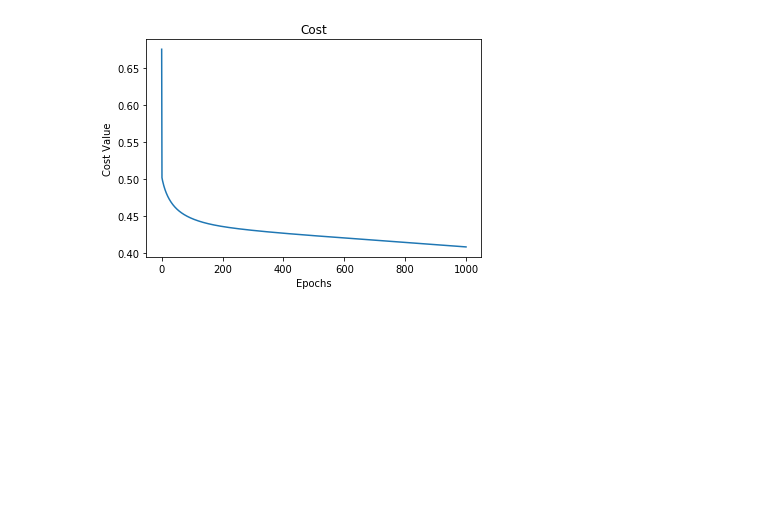
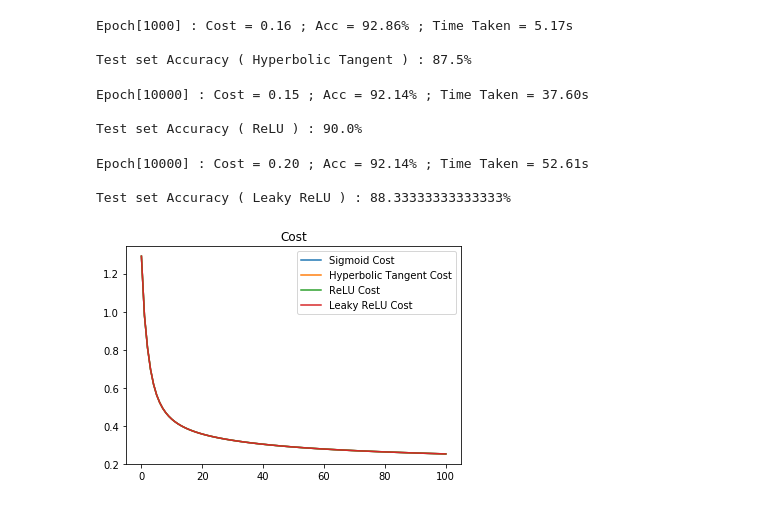
Before and after one commit to tirthasheshpatel/Neural-Network, a Jupyter notebook: ANN_notebook.ipynb, the cells around one changed output. Drawn from its saved outputs; the diff is of its cells as text; code cells hidden in the pictures; blank space fills up the shorter version.

```diff
--- a/ANN_notebook.ipynb
+++ b/ANN_notebook.ipynb
@@ -186,10 +211,10 @@ class NeuralNet :
     def __repr__(self) :
         return f'<UNDER CONST>'
 # %%
-neural_net = NeuralNet([16,16,1], X_train, y_train, ac_func = 'sigmoid')
-neural_net.startTraining(1000, 1, 100)
-aa = neural_net.predict(X_test)
+neural_net_sigmoid = NeuralNet([64,32,1], X_train, y_train, ac_func = 'sigmoid')
+neural_net_sigmoid.startTraining(10000, 0.005, 100)
+aa = neural_net_sigmoid.predict(X_test)
 aa = aa > 0.5
 acc = (sum(sum(aa == y_test)) / y_test.size)*100
-print(f'Accuracy on test set : {acc}%')
+print(f'Test set Accuracy ( Sigmoid ) : {acc}%')
 # %% [output]
@@ -199,12 +224,50 @@ Accuracy on test set : 82.39999999999999%
-# %%
-metrics = neural_net.summary
-plt.plot(range(len(metrics[0])), metrics[0])
-plt.title('Cost')
-plt.xlabel('Epochs')
-plt.ylabel('Cost Value')
-plt.show()
-# %% [output]
-[figure, removed]
+# %%
+neural_net_tanh = NeuralNet([64,32,1], X_train, y_train, ac_func = 'tanh')
+neural_net_tanh.startTraining(10000, 0.005, 100)
+aa = neural_net_tanh.predict(X_test)
+aa = aa > 0.5
+acc = (sum(sum(aa == y_test)) / y_test.size)*100
+print(f'Test set Accuracy ( Hyperbolic Tangent ) : {acc}%')
+# %% [output]
+Epoch[1000] : Cost = 0.16 ; Acc = 92.86% ; Time Taken = 5.17s
+
+Test set Accuracy ( Hyperbolic Tangent ) : 87.5%
+# %%
+neural_net_relu = NeuralNet([64,32,1], X_train, y_train, ac_func = 'relu')
+neural_net_relu.startTraining(10000, 0.002, 100)
+aa = neural_net_relu.predict(X_test)
+aa = aa > 0.5
+acc = (sum(sum(aa == y_test)) / y_test.size)*100
+print(f'Test set Accuracy ( ReLU ) : {acc}%')
+# %% [output]
+Epoch[10000] : Cost = 0.15 ; Acc = 92.14% ; Time Taken = 37.60s
+
+Test set Accuracy ( ReLU ) : 90.0%
+# %%
+neural_net_lrelu = NeuralNet([64,32,1], X_train, y_train, ac_func = 'lrelu')
+neural_net_lrelu.startTraining(10000, 0.0015, 100)
+aa = neural_net_lrelu.predict(X_test)
+aa = aa > 0.5
+acc = (sum(sum(aa == y_test)) / y_test.size)*100
+print(f'Test set Accuracy ( Leaky ReLU ) : {acc}%')
+# %% [output]
+Epoch[10000] : Cost = 0.20 ; Acc = 92.14% ; Time Taken = 52.61s
+
+Test set Accuracy ( Leaky ReLU ) : 88.33333333333333%
+# %%
+sigmoid_summary = neural_net_sigmoid.summary
+tanh_summary = neural_net_tanh.summary
+relu_summary = neural_net_relu.summary
+lrelu_summary = neural_net_lrelu.summary
+plt.plot(range(len(sigmoid_summary[0])), sigmoid_summary[0], label='Sigmoid Cost')
+plt.plot(range(len(sigmoid_summary[0])), sigmoid_summary[0], label='Hyperbolic Tangent Cost')
+plt.plot(range(len(sigmoid_summary[0])), sigmoid_summary[0], label='ReLU Cost')
+plt.plot(range(len(sigmoid_summary[0])), sigmoid_summary[0], label='Leaky ReLU Cost')
+plt.legend()
+plt.title('Cost')
+plt.show()
+# %% [output]
+[figure, added]
 # %%
 from keras.models import Sequential
 from keras.layers import Dense
```
Also changed, not shown: parts of 6 cells of this notebook, 1 other file.
